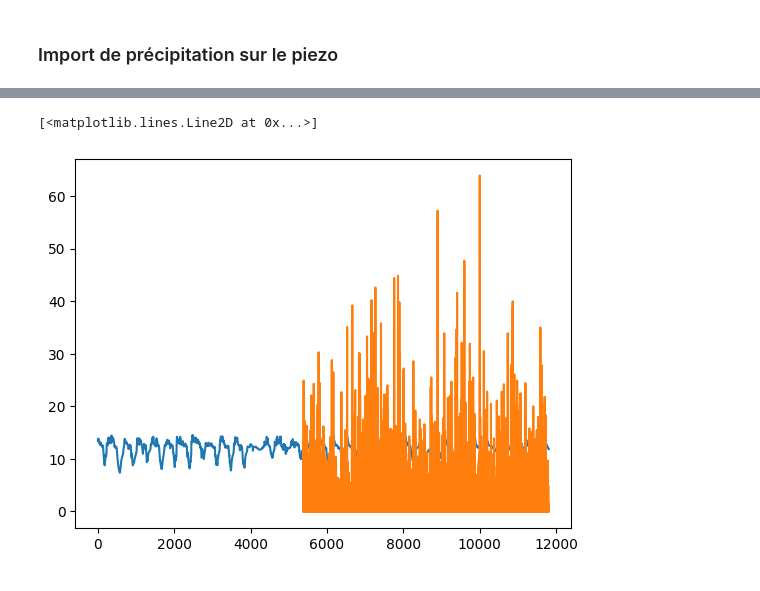
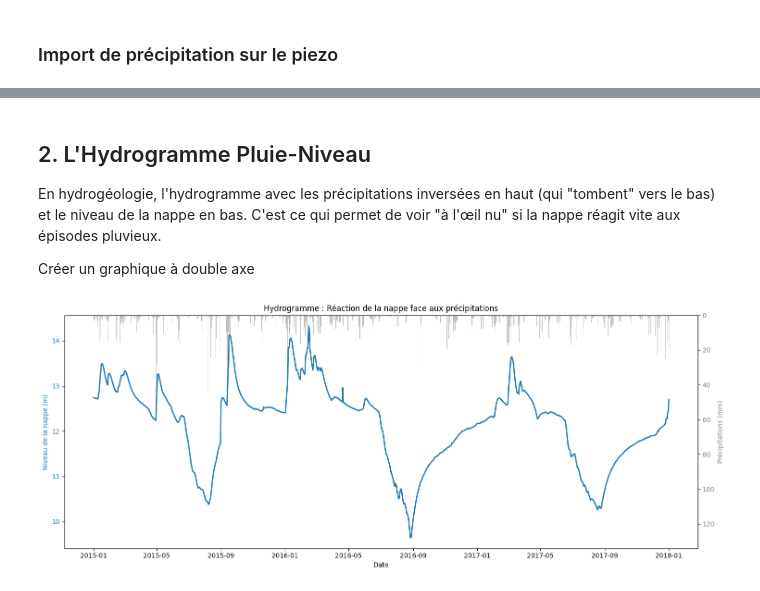
Before and after one commit to charourou/Projet_Hydrosense, a Jupyter notebook: notebooks/meteo_MRI.ipynb, the cells around one changed output, grey strips where cells are left out. Drawn from its saved outputs; the diff is of its cells as text; code cells hidden in the pictures.

```diff
--- a/notebooks/meteo_MRI.ipynb
+++ b/notebooks/meteo_MRI.ipynb
@@ -120,6 +154,32 @@ import matplotlib.pyplot as plt
+# %% [markdown]
+## 2. L'Hydrogramme Pluie-Niveau
+
+En hydrogéologie, l'hydrogramme avec les précipitations inversées en haut (qui "tombent" vers le bas) et le niveau de la nappe en bas. C'est ce qui permet de voir "à l'œil nu" si la nappe réagit vite aux épisodes pluvieux.
+
+Créer un graphique à double axe
 # %%
-plt.plot(df_final['niveau_nappe_eau'])
-plt.plot(df_final['RR_79220002'])
+df_zoom = df_final[(df_final['date_mesure'] >= '2015-01-01') & (df_final['date_mesure'] <= '2018-01-01')]
+fig, ax1 = plt.subplots(figsize=(15, 6))
+
+color = 'tab:blue'
+ax1.set_xlabel('Date')
+ax1.set_ylabel('Niveau de la nappe (m)', color=color)
+ax1.plot(df_zoom['date_mesure'], df_zoom['niveau_nappe_eau'], color=color, linewidth=2)
+ax1.tick_params(axis='y', labelcolor=color)
+
+# La pluie synthétique (en gris/bleu clair, inversé)
+ax2 = ax1.twinx()
+color = 'tab:gray'
+ax2.set_ylabel('Précipitations (mm)', color=color)
+ax2.bar(df_zoom['date_mesure'], df_zoom['RR_synth'], color=color, alpha=0.5, width=1)
+ax2.tick_params(axis='y', labelcolor=color)
+
+# On inverse l'axe des ordonnées pour la pluie (effet "chute d'eau")
+ax2.set_ylim(ax2.get_ylim()[::-1])
+ax2.set_ylim(df_zoom['RR_synth'].max() * 3, 0)
+
+plt.title("Hydrogramme : Réaction de la nappe face aux précipitations")
+fig.tight_layout()
+plt.show()
 # %% [output]
-[<matplotlib.lines.Line2D at 0x...>]
-[figure, old version]
+[figure, new version]
```
Also changed, not shown: parts of 8 cells of this notebook.
